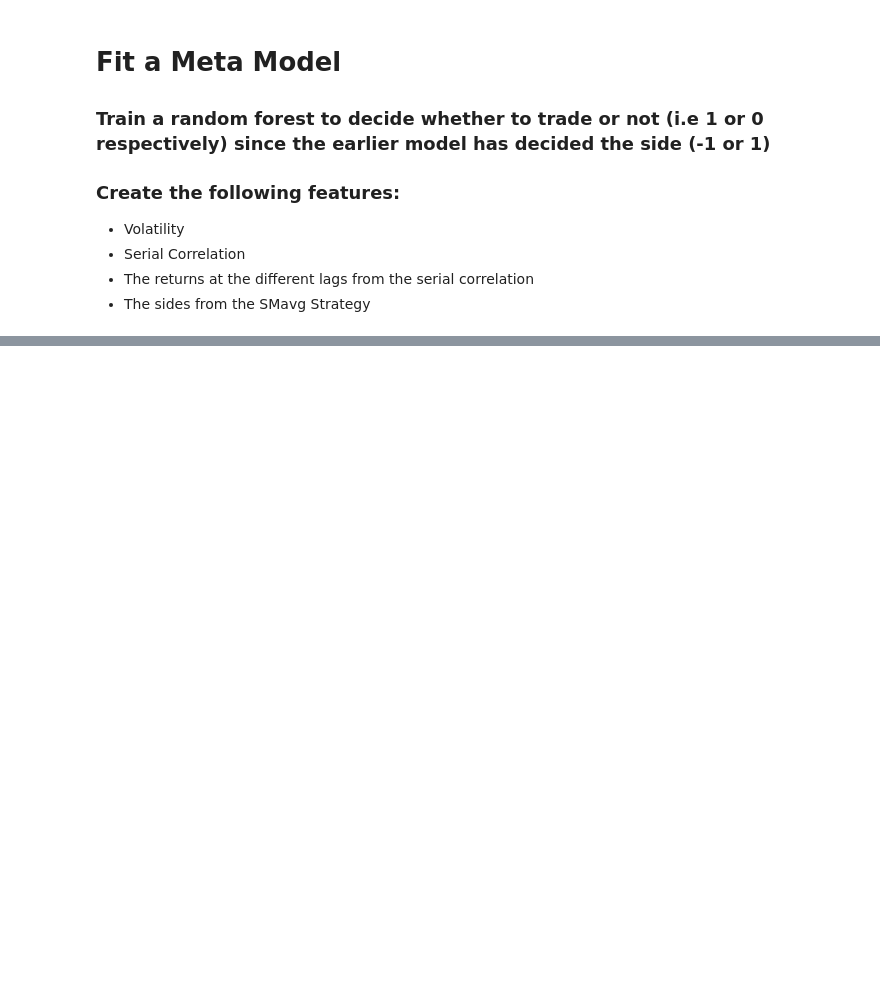
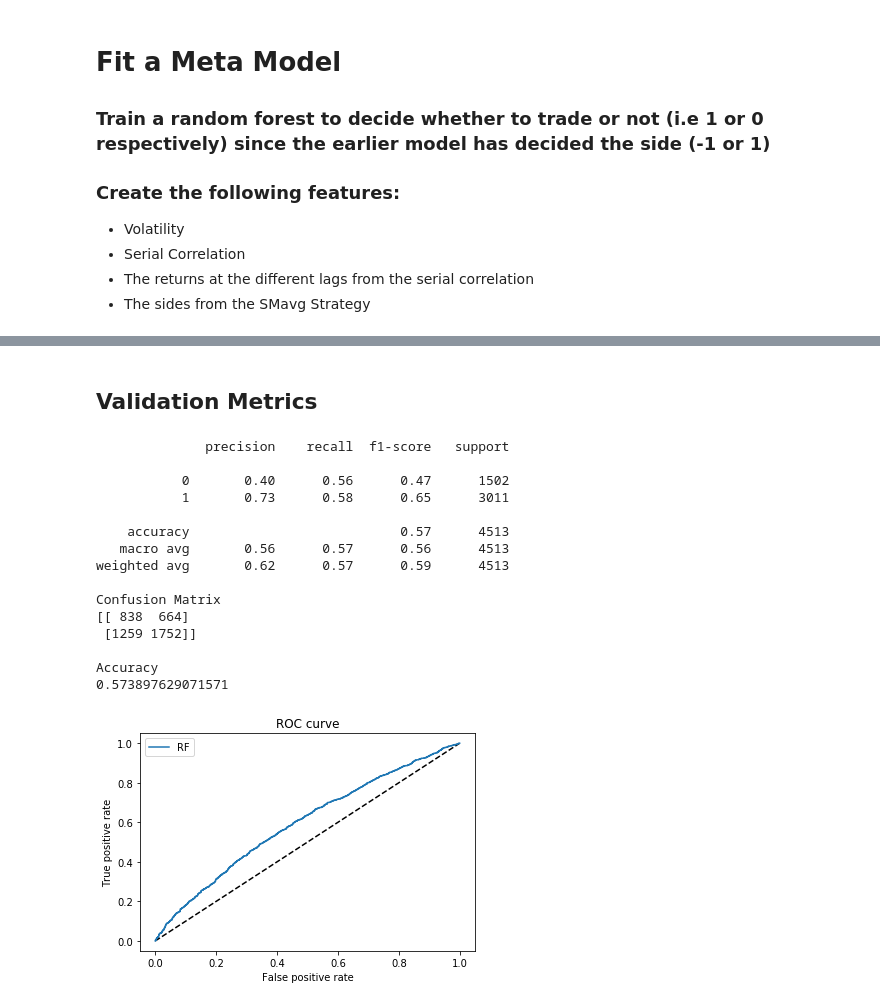
Before and after one commit to hjeffreywang/Stock_feature_engineering, a Jupyter notebook: Feature_generation.ipynb, the cells around one changed output, grey strips where cells are left out. Drawn from its saved outputs; the diff is of its cells as text; code cells hidden in the pictures; blank space fills up the shorter version.

```diff
--- a/Feature_generation.ipynb
+++ b/Feature_generation.ipynb
@@ -397,0 +676,8 @@ mlf.features.fracdiff.frac_diff_ffd(data['close', diff_amt, thresh=1e-05)
+# %%
+# Split data into training, validation and test sets
+X_training_validation = X['2009-01-01':'2020-01-01']
+y_training_validation = y['2009-01-01':'2020-01-01']
+X_train, X_validate, y_train, y_validate = train_test_split(X_training_validation, y_training_validation, test_size=0.1, shuffle=False)
+# %%
+train_df = pd.concat([y_train, X_train], axis=1, join='inner')
+train_df['bin'].value_counts()
@@ -397,0 +811,42 @@ mlf.features.fracdiff.frac_diff_ffd(data['close', diff_amt, thresh=1e-05)
+# %% [markdown]
+## Validation Metrics
+# %%
+# Meta-label
+# Performance Metrics
+y_pred_rf = rf.predict_proba(X_validate)[:, 1]
+y_pred = rf.predict(X_validate)
+fpr_rf, tpr_rf, _ = roc_curve(y_validate, y_pred_rf)
+print(classification_report(y_validate, y_pred))
+
+print("Confusion Matrix")
+print(confusion_matrix(y_validate, y_pred))
+
+print('')
+print("Accuracy")
+print(accuracy_score(y_validate, y_pred))
+
+plt.figure(1)
+plt.plot([0, 1], [0, 1], 'k--')
+plt.plot(fpr_rf, tpr_rf, label='RF')
+plt.xlabel('False positive rate')
+plt.ylabel('True positive rate')
+plt.title('ROC curve')
+plt.legend(loc='best')
+plt.show()
+# %% [output]
+              precision    recall  f1-score   support
+
+           0       0.40      0.56      0.47      1502
+           1       0.73      0.58      0.65      3011
+
+    accuracy                           0.57      4513
+   macro avg       0.56      0.57      0.56      4513
+weighted avg       0.62      0.57      0.59      4513
+
+Confusion Matrix
+[[ 838  664]
+ [1259 1752]]
+
+Accuracy
+0.573897629071571
+[figure, added]
```
Also changed, not shown: parts of 60 cells of this notebook.
